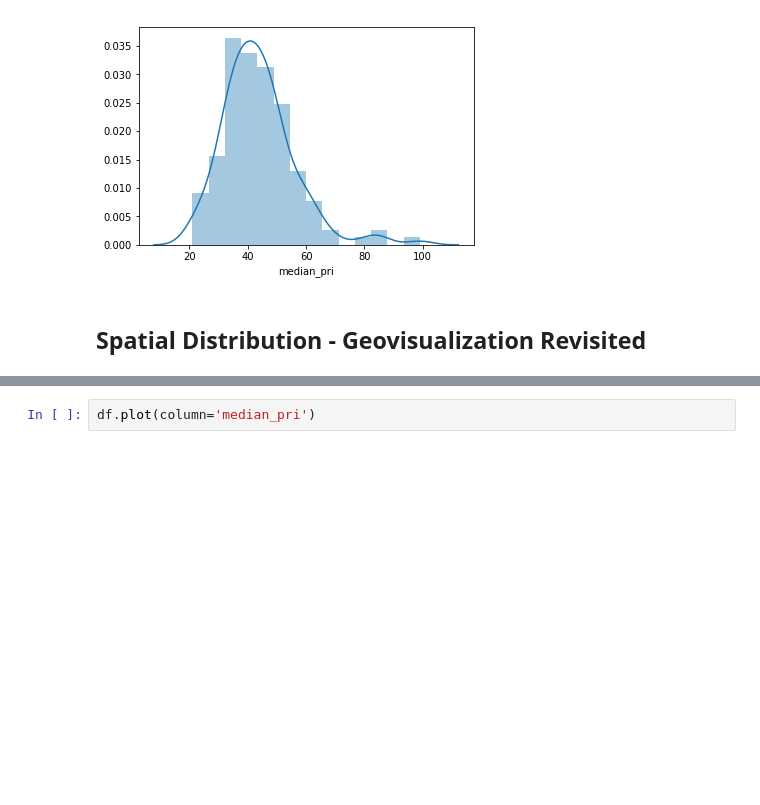
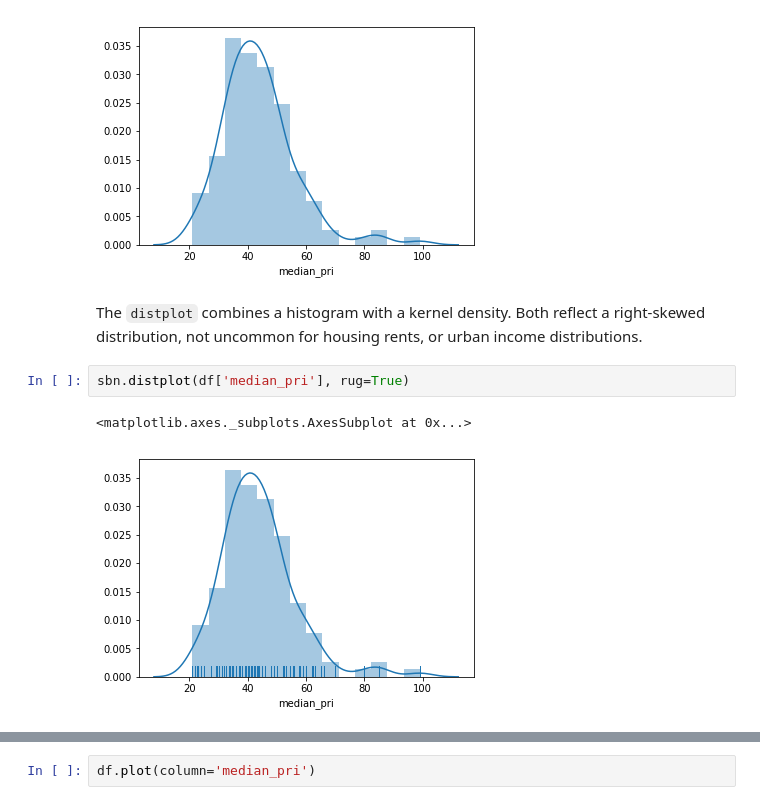
Before and after one commit to ljwolf/geopython, a Jupyter notebook: sds2.ipynb, the cells around one changed output, grey strips where cells are left out. Drawn from its saved outputs; the diff is of its cells as text; blank space fills up the shorter version.

Commit message:
narrative for visualization notebook (sds2)

```diff
--- a/sds2.ipynb
+++ b/sds2.ipynb
@@ -46,5 +99,12 @@ sbn.distplot(df['median_pri'])
 # %% [output]
 <matplotlib.axes._subplots.AxesSubplot at 0x...>
 [figure]
-# %% [markdown]
-## Spatial Distribution - Geovisualization Revisited
+# %% [markdown]
+The `distplot` combines a histogram with a kernel density. Both reflect a
+right-skewed distribution, not uncommon for housing rents, or urban income
+distributions.
+# %%
+sbn.distplot(df['median_pri'], rug=True)
+# %% [output]
+<matplotlib.axes._subplots.AxesSubplot at 0x...>
+[figure, added]
```
Also changed, not shown: parts of 90 cells of this notebook, 1 other file.
